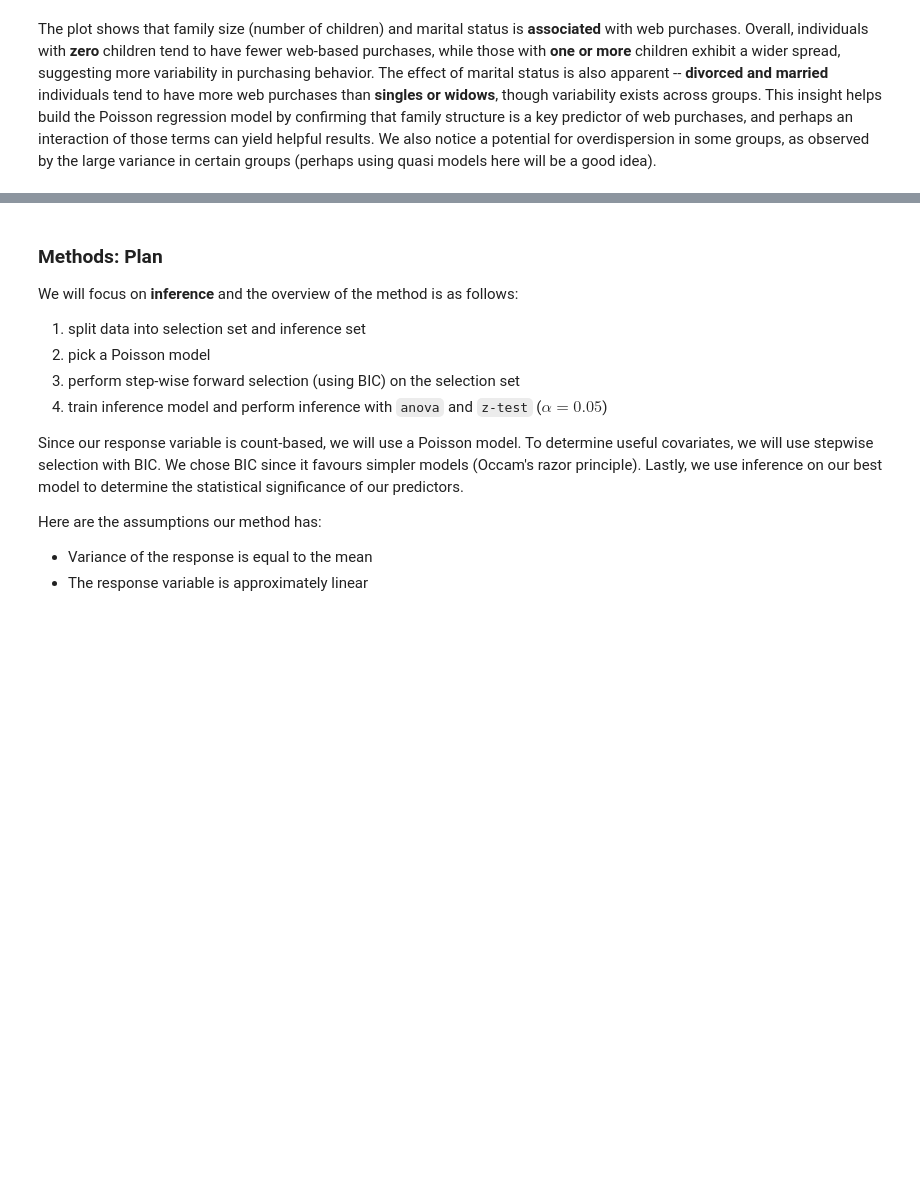
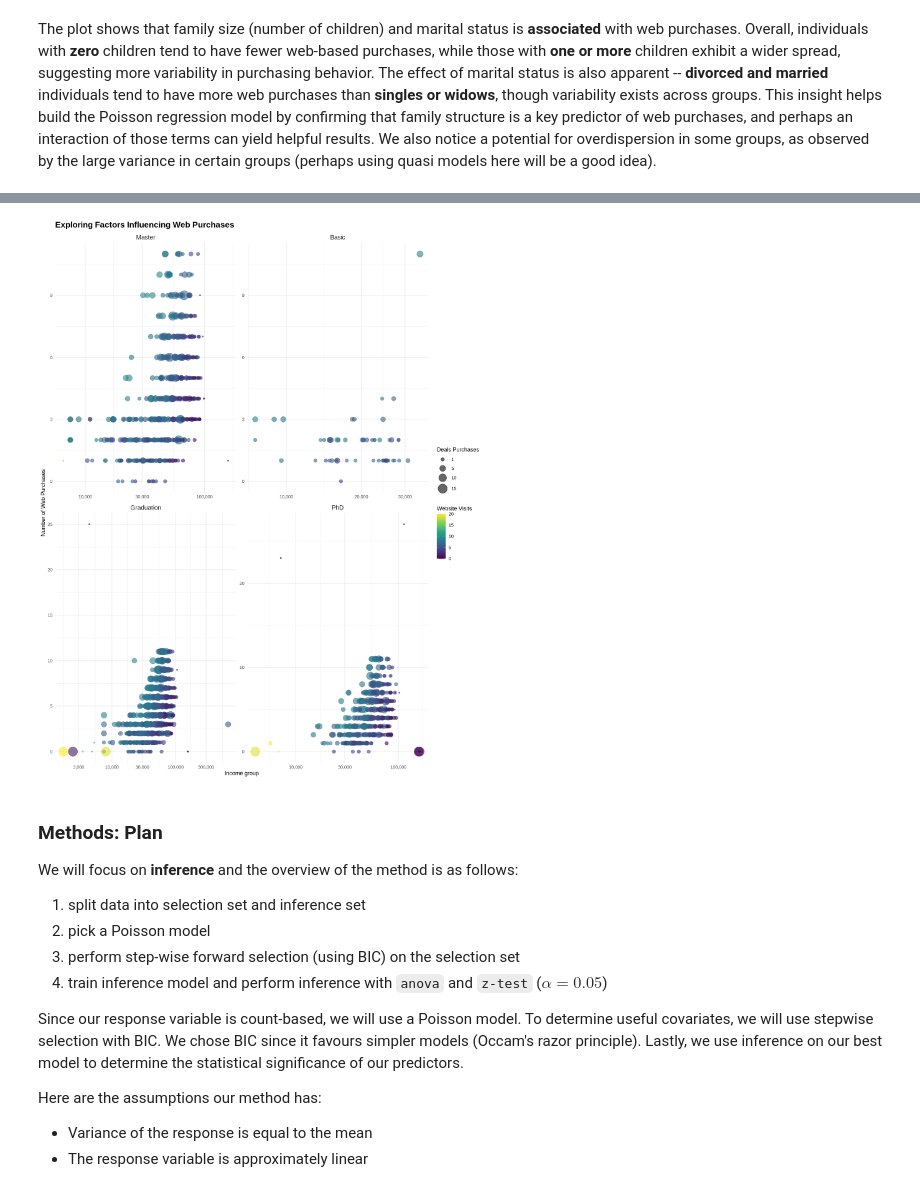
Before and after one commit to Hanson-Sun/stat301-dataset, a Jupyter notebook: STAT301_project.ipynb, the cells around one changed output, grey strips where cells are left out. Drawn from its saved outputs; the diff is of its cells as text; code cells hidden in the pictures; blank space fills up the shorter version.

```diff
--- a/STAT301_project.ipynb
+++ b/STAT301_project.ipynb
@@ -251,25 +246,27 @@ ggpairs(pair_vars,
 # %%
-options(repr.plot.width = 12, repr.plot.height = 15)
-ggplot(df, aes(x = Income, y = NumWebPurchases,
+options(repr.plot.width = 12, repr.plot.height = 10)
+ggplot(data, aes(x = Income, y = NumWebPurchases,
                color = NumWebVisitsMonth, size = NumDealsPurchases)) +
   geom_point(alpha = 0.6) +
   scale_x_log10(labels = scales::comma) +
   scale_color_viridis_c(name = "Website Visits") +
   scale_size_continuous(name = "Deals Purchases", breaks = c(1, 5, 10, 15), range = c(1, 8)) +
   facet_wrap(~Education, ncol = 2, scales = "free") +
   labs(
     title = "Exploring Factors Influencing Web Purchases",
     x = "Income group",
     y = "Number of Web Purchases",
     color = "Website Visits",
     size = "Deals Purchases"
   ) +
   theme_minimal() +
   theme(
     legend.position = "right",
     strip.text = element_text(size = 12),
     plot.title = element_text(size = 16, face = "bold")
   )
+# %% [output]
+[figure, added]
 # %% [markdown]
 ### Methods: Plan
 
```
Also changed, not shown: parts of 3 cells of this notebook.
